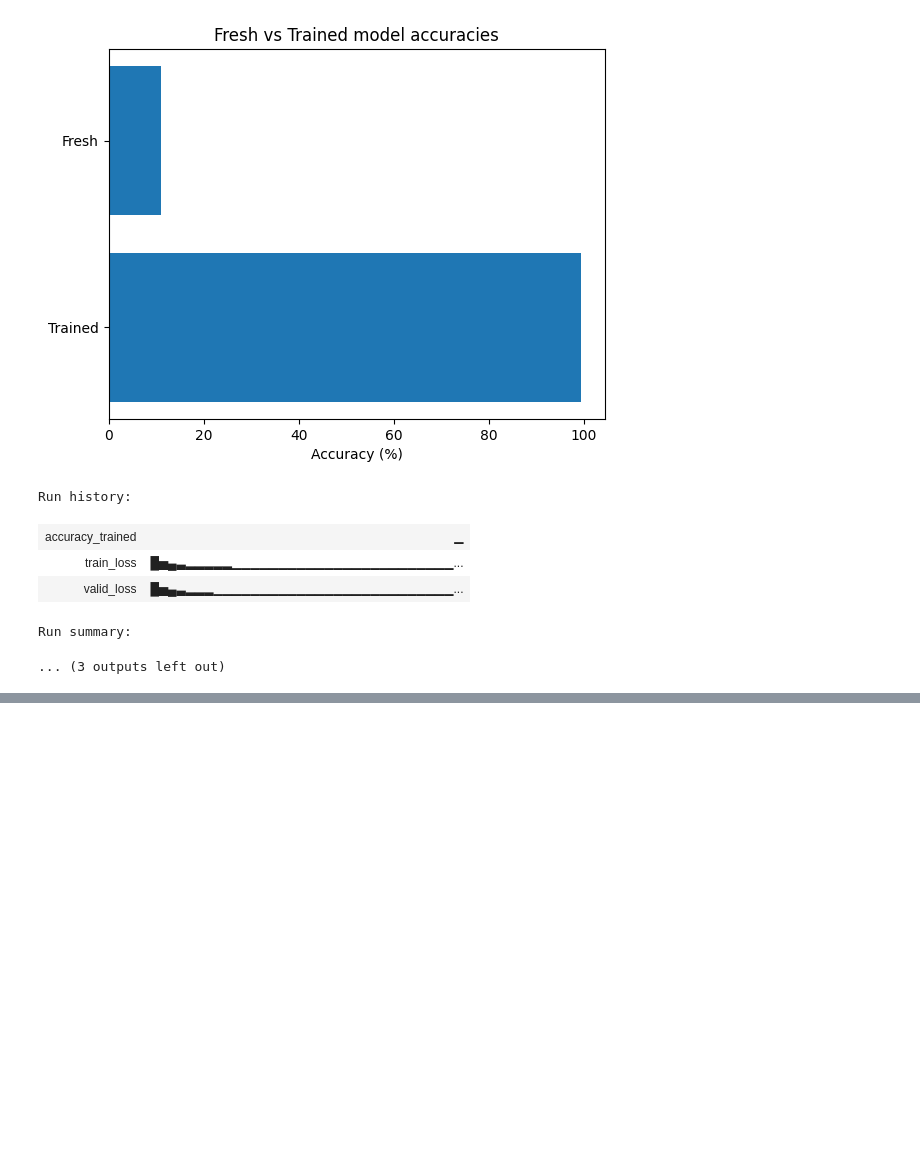
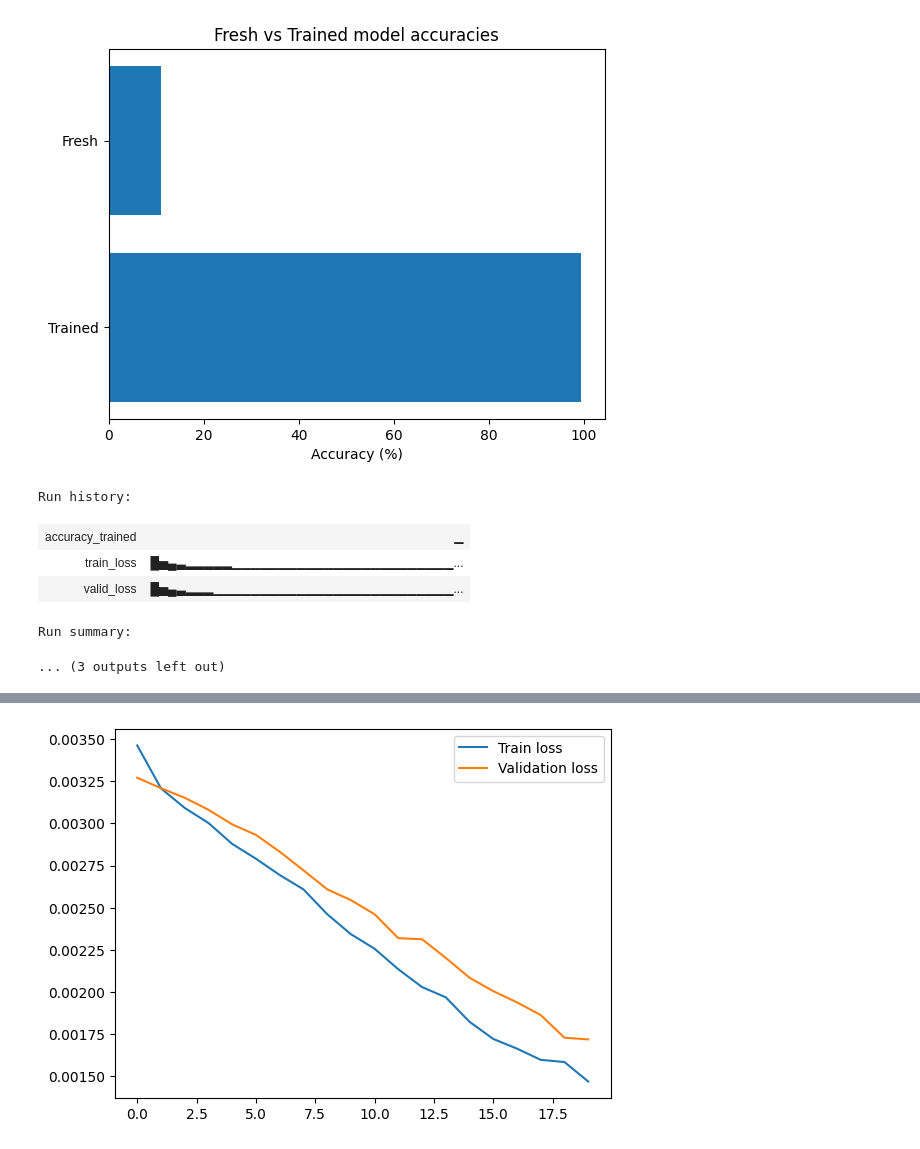
Before and after one commit to IDavron/exploring-neural-networks-weight-space, a Jupyter notebook: notebooks/models/classifier.ipynb, the cells around one changed output, grey strips where cells are left out. Saved outputs shown, nothing was run; the diff lists cells and outputs as text; code cells hidden in the pictures; blank space fills up the shorter version.

```diff
--- a/notebooks/classifier.ipynb
+++ b/notebooks/models/classifier.ipynb
@@ -358,0 +363,84 @@ Run summary:
+# %%
+config_name = "classifier_small.yaml"
+config = cfg.load_config(config_name)
+print("Config loaded:\n", config)
+
+default_dirs = cfg.get_default_dirs()
+models_dir = Path(default_dirs["models_dir"])
+datasets_dir = Path(default_dirs["datasets_dir"])
+
+# Hyperparameters
+hyperparameters = config["hyperparameters"]
+epochs = hyperparameters["epochs"]
+learning_rate = hyperparameters["learning_rate"]
+seed = hyperparameters["seed"]
+
+# Model config
+model_config = config["model"]
+input_dim = model_config["input_dim"]
+hidden_dims = model_config["hidden_dims"]
+output_dim = model_config["output_dim"]
+dropout = model_config.get("dropout", 0.0)
+use_batch_norm = model_config.get("use_batch_norm", False)
+output_activation = model_config.get("output_activation", "softmax")
+
+# Load dataset
+dataset_config = config["dataset"]
+dataset_name = dataset_config["name"]
+dataset_splits = dataset_config["splits"]
+
+dataset_splits = [0.01, 0.01, 0.98]
+
+batch_size = dataset_config["batch_size"]
+dataset_seed = dataset_config["seed"]
+
+dataset_path = datasets_dir / dataset_name
+print(dataset_path)
+# Create a dataset
+dataset = ModelParamsDataset(dataset_path, 45, get_as_classes=True)
+
+torch.manual_seed(dataset_seed)
+device = torch.device("cuda:0" if torch.cuda.is_available() else "cpu")
+
+# Split into train, validation and test sets
+dataset_train, dataset_valid, dataset_test = torch.utils.data.random_split(dataset, dataset_splits)
+dataloader_train = torch.utils.data.DataLoader(dataset_train, batch_size=batch_size, shuffle=True)
+dataloader_valid = torch.utils.data.DataLoader(dataset_valid, batch_size=batch_size, shuffle=True)
+dataloader_test = torch.utils.data.DataLoader(dataset_test)
+
+print("Train sample:", len(dataset_train))
+print("Validation sample:", len(dataset_valid))
+print("Test sample:", len(dataset_test))
+
+
+torch.manual_seed(seed)
+
+# Init
+model = MLP(input_dim, hidden_dims, output_dim, dropout, use_batch_norm, output_activation)
+model.to(device)
+criterion = nn.BCELoss()
+optimizer = torch.optim.Adam(model.parameters(), lr=learning_rate)
+
+train_losses, valid_losses = trainer.train_mlp(model, epochs, learning_rate, criterion, optimizer, dataloader_train, dataloader_valid)
+
+plt.plot(train_losses, label="Train loss")
+plt.plot(valid_losses, label="Validation loss")
+plt.legend()
+plt.show()
+
+# Check improvement compared to a fresh model
+model_fresh = MLP(input_dim, hidden_dims, output_dim, dropout, use_batch_norm, output_activation)
+accuracy_fresh = trainer.get_accuracy(model_fresh, dataloader_test)
+accuracy_trained = trainer.get_accuracy(model, dataloader_test)
+
+# wandb.log({"accuracy_trained": accuracy_trained})
+
+plt.title("Fresh vs Trained model accuracies")
+plt.barh(["Trained", "Fresh"], [accuracy_trained, accuracy_fresh])
+plt.xlabel("Accuracy (%)")
+plt.show()
+print(accuracy_trained)
+
+# model_path = models_dir / f"{name}.pth"
+# torch.save(model.state_dict(), model_path)
+# %% [output]
@@ -358,0 +453 @@ Run summary:
+[figure, added]
```
Also changed, not shown: parts of 3 cells of this notebook, 36 other files.
